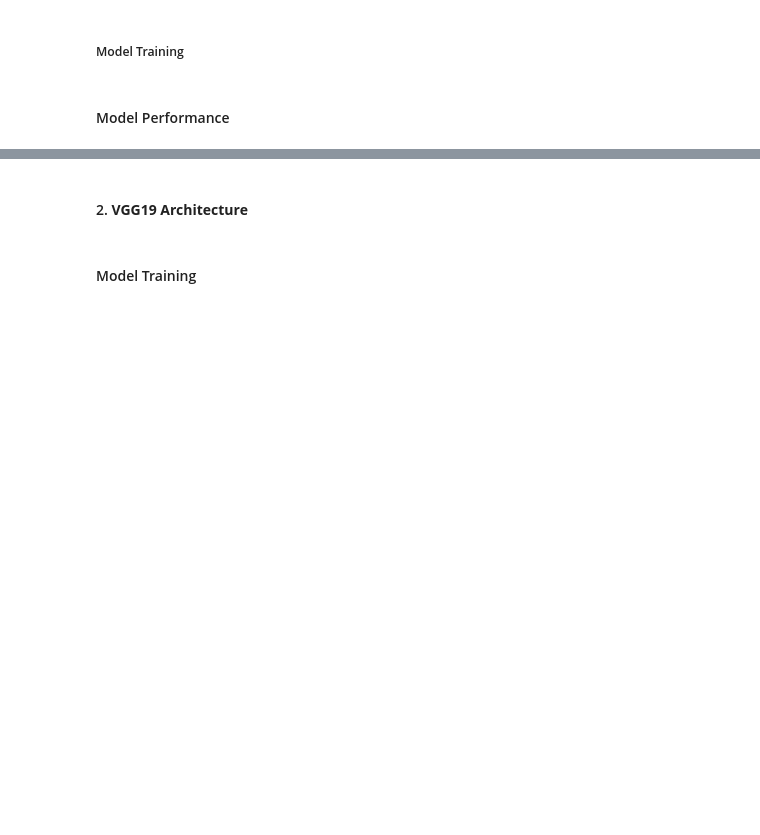
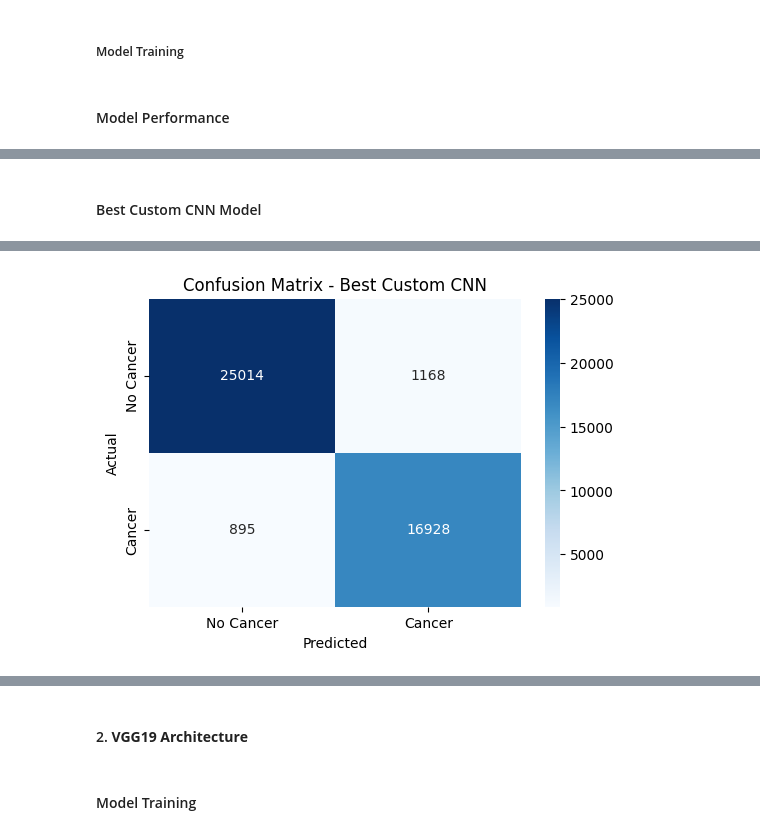
Before and after one commit to mafiat/Histopathologic-Cancer-Detection, a Jupyter notebook: Histopathologic-Cancer-Detection.ipynb, the cells around one changed output, grey strips where cells are left out. Saved outputs shown, nothing was run; the diff lists cells and outputs as text; code cells hidden in the pictures; blank space fills up the shorter version.

```diff
--- a/Histopathologic-Cancer-Detection.ipynb
+++ b/Histopathologic-Cancer-Detection.ipynb
@@ -1200,0 +1169,72 @@ Epoch 2/50
+# %% [markdown]
+
+
+#### Best Custom CNN Model
+# %%
+from tensorflow.keras.optimizers import Adam
+from tensorflow.keras.callbacks import EarlyStopping
+from sklearn.metrics import classification_report, confusion_matrix
+
+# Best parameters found from hyperparameter tuning
+best_lr = 0.001
+best_optimizer = 'adam'
+best_batch_size = 16
+best_dropout_rate = 0.3
+
+# Create the custom CNN model with the best dropout rate
+model_best_custom_cnn = create_custom_cnn_with_dropout(input_shape=(96, 96, 3), dropout_rate=best_dropout_rate)
+
+# Compile the model with the best learning rate and optimizer
+if best_optimizer == 'adam':
+    optimizer = Adam(learning_rate=best_lr)
+elif best_optimizer == 'rmsprop':
+    optimizer = RMSprop(learning_rate=best_lr)
+
+model_best_custom_cnn.compile(
+    optimizer=optimizer,
+    loss='binary_crossentropy',
+    metrics=['accuracy']
+)
+
+# Define the Early Stopping callback with patience based on previous runs
+early_stopping_callback = EarlyStopping(monitor='val_loss', patience=5, restore_best_weights=True)
+
+
+# Train the model using model.fit() with the best batch size
+print("-" * 60)
+print(f"Training best custom CNN model with parameters: LR={best_lr}, Optimizer={best_optimizer}, Batch Size={best_batch_size}, Dropout={best_dropout_rate}")
+
+history_best_custom_cnn = model_best_custom_cnn.fit(
+    X_train_images, y_train,
+    epochs=50,  # Use a reasonable number of epochs with early stopping
+    batch_size=best_batch_size,
+    verbose=1,  # Set to 1 to see progress
+    validation_data=(X_val_images, y_val),
+    callbacks=[early_stopping_callback]
+)
+
+# Evaluate the trained model on the validation data
+print("-" * 60)
+print("Evaluating best custom CNN model on validation data...")
+test_loss_best_custom_cnn, test_acc_best_custom_cnn = model_best_custom_cnn.evaluate(X_val_images, y_val, verbose=1)
+
+print(f"  Validation accuracy (Best Custom CNN): {test_acc_best_custom_cnn:.4f}")
+print(f"  Validation loss (Best Custom CNN): {test_loss_best_custom_cnn:.4f}")
+
+# Predict probabilities on the validation set
+y_pred_probs_best_custom_cnn = model_best_custom_cnn.predict(X_val_images)
+y_pred_best_custom_cnn = (y_pred_probs_best_custom_cnn > 0.5).astype(int)
+
+# Classification report
+print("\nClassification Report (Best Custom CNN):")
+print(classification_report(y_val, y_pred_best_custom_cnn, target_names=['No Cancer', 'Cancer']))
+
+# Confusion matrix
+conf_matrix_best_custom_cnn = confusion_matrix(y_val, y_pred_best_custom_cnn)
+plt.figure(figsize=(6, 4))
+sns.heatmap(conf_matrix_best_custom_cnn, annot=True, fmt='d', cmap='Blues', xticklabels=['No Cancer', 'Cancer'], yticklabels=['No Cancer', 'Cancer'])
+plt.title('Confusion Matrix - Best Custom CNN')
+plt.xlabel('Predicted')
+plt.ylabel('Actual')
+plt.show()
+# %% [output]
@@ -1200,0 +1258 @@ Epoch 2/50
+[figure, added]
```
Also changed, not shown: parts of 19 cells of this notebook.
